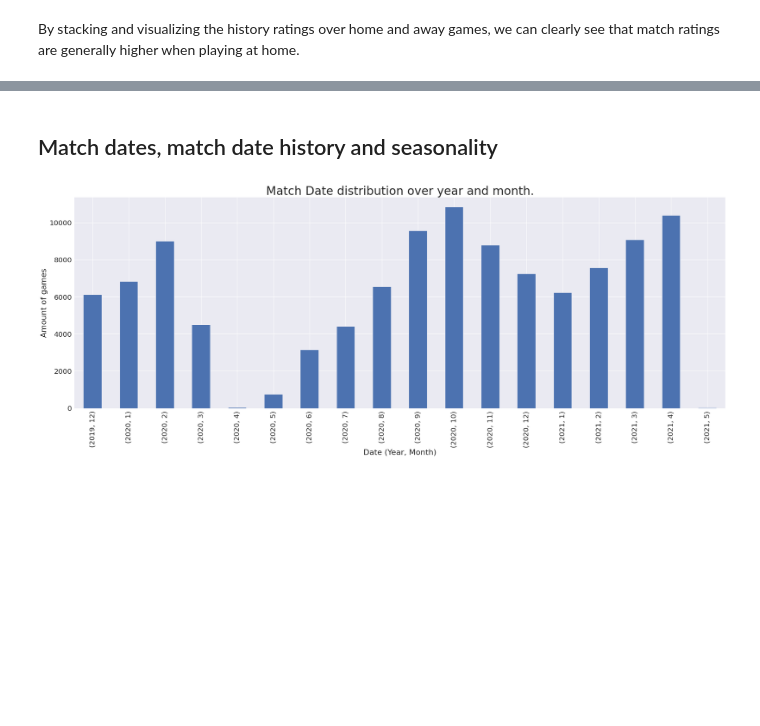
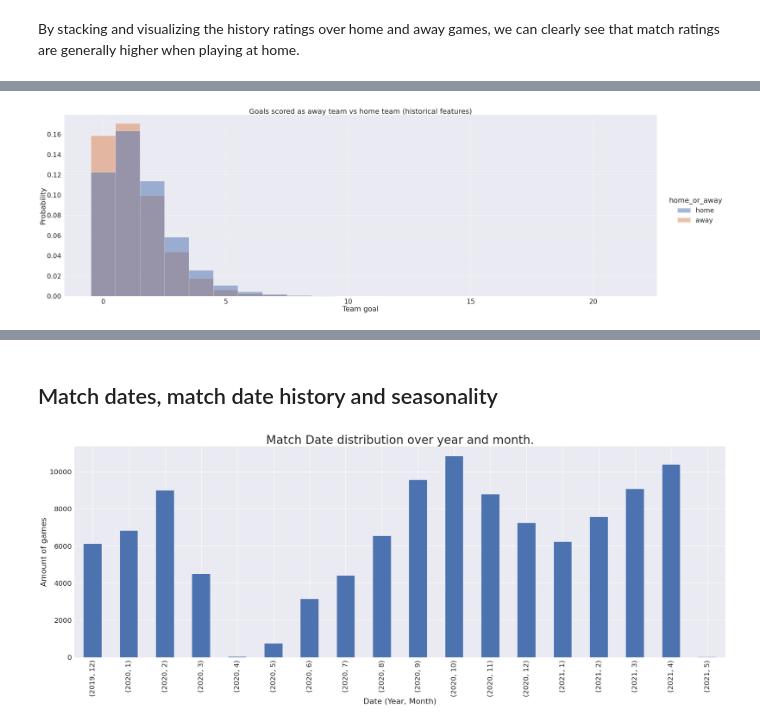
Before and after one commit to Taoudi/Football-Match-Result-Predictor, a Jupyter notebook: football-match-prediction-eda.ipynb, the cells around one changed output, grey strips where cells are left out. Saved outputs shown, nothing was run; the diff lists cells and outputs as text; code cells hidden in the pictures; blank space fills up the shorter version.

Commit message:
Kaggle Notebook | Football Match Prediction - EDA | Version 5

```diff
--- a/football-match-prediction-eda.ipynb
+++ b/football-match-prediction-eda.ipynb
@@ -183,2 +207,99 @@ history_df = history_df.rename({'is_play_home':p4}, axis='columns')
 # %% [markdown]
 By stacking and visualizing the history ratings over home and away games, we can clearly see that match ratings are generally higher when playing at home.
+# %%
+s2 = 'away_team_history_goal_'
+s = 'home_team_history_goal_'
+s4 = 'away_team_history_opponent_goal_'
+s3 = 'home_team_history_opponent_goal_'
+s_id = 'away_team_history_league_id'
+s_id = 'home_team_history_league_id'
+
+p2 = "away_team_history_is_play_home_"
+p = "home_team_history_is_play_home_"
+p4 = "away_team_opponent_history_is_play_home_"
+p3 = "home_team_opponent_history_is_play_home_"
+
+column_names = ["date"]
+order = ['home','away']
+
+new_df = pd.DataFrame(columns = column_names)
+
+history_df = df.loc[:, df.columns.str.contains(p)|df.columns.str.contains(p2)\
+                    |df.columns.str.contains(s)|df.columns.str.contains(s2)|df.columns.str.contains(s3)|df.columns.str.contains(s4)|(df.columns == 'id')|(df.columns=='match_date')]
+history_df = pd.wide_to_long(history_df, stubnames=[s,s2,s3,s4,p,p2,p3,p4], i="id",j='i')
+
+
+style.use(style='seaborn')
+plt.figure(figsize=(30,10))
+
+
+history_df.loc[history_df[p2]==1.0,p4] = 'home'
+history_df.loc[history_df[p2]==0.0,p4] = 'away'
+history_df.loc[history_df[p]==1.0,p3] = 'home'
+history_df.loc[history_df[p]==0.0,p3] = 'away'
+
+
+history_df.loc[history_df[p2]==1.0,p2] = 'home'
+history_df.loc[history_df[p2]==0.0,p2] = 'away'
+history_df.loc[history_df[p]==1.0,p] = 'home'
+history_df.loc[history_df[p]==0.0,p] = 'away'
+
+order = ['home','away']
+
+sns.set(font_scale=3)  # crazy big
+"""history_df = history_df.rename({p2:'is_play_home'}, axis='columns')
+ax = sns.displot(x=s2,hue='is_play_home',element='bars',data=history_df,height=15,aspect=3,discrete=True,hue_order=order,stat="probability")
+ax.set_axis_labels("Team goal","Probability")
+plt.title("Home team goal history when playing at home vs away")
+plt.show()
+history_df = history_df.rename({'is_play_home':p2}, axis='columns')
+
+history_df = history_df.rename({p:'is_play_home'}, axis='columns')
+ax = sns.displot(x=s,hue='is_play_home',element='bars',data=history_df,height=15,aspect=3,discrete=True,hue_order=order,stat="probability")
+ax.set_axis_labels("Team goal","Probability")
+plt.title("Away team goal history when playing at home vs away")
+plt.show()
+history_df = history_df.rename({'is_play_home':p}, axis='columns')
+
+history_df = history_df.rename({p3:'is_play_home'}, axis='columns')
+ax = sns.displot(x=s3,hue='is_play_home',element='bars',data=history_df,height=15,aspect=3,discrete=True,hue_order=order,stat="probability")
+ax.set_axis_labels("Team goal","Probability")
+plt.title("Goals conceded by Away teams in game history when playing at home vs away")
+plt.show()
+history_df = history_df.rename({'is_play_home':p3}, axis='columns')
+
+history_df = history_df.rename({p4:'is_play_home'}, axis='columns')
+ax = sns.displot(x=s4,hue='is_play_home',element='bars',data=history_df,height=15,aspect=3,discrete=True,hue_order=order,stat="probability")
+ax.set_axis_labels("Team goal","Probability")
+plt.title("Goals conceded by Home teams in game history when playing at home vs away")
+plt.show()
+history_df = history_df.rename({'is_play_home':p4}, axis='columns')
+"""
+
+res = pd.DataFrame(columns=['goals','home_or_away'])
+ps = [p,p2]
+for i, v in enumerate([s,s2]):
+    temp = history_df[[v,ps[i]]]
+    temp.rename(columns={v: 'goals', ps[i]: 'home_or_away'}, inplace=True)
+    res = pd.concat([res,temp])
+res.reset_index(inplace=True)
+
+ax = sns.displot(x='goals',hue='home_or_away',element='bars',data=res,height=15,aspect=3,discrete=True,hue_order=order,stat="probability")
+ax.set_axis_labels("Team goal","Probability")
+plt.title("Goals scored as away team vs home team (historical features)")
+plt.show()
+
+
+res = pd.DataFrame(columns=['goals','home_or_away'])
+ps = [p3,p4]
+for i, v in enumerate([s3,s4]):
+    temp = history_df[[v,ps[i]]]
+    temp.rename(columns={v: 'goals', ps[i]: 'home_or_away'}, inplace=True)
+    res = pd.concat([res,temp])
+res.reset_index(inplace=True)
+
+ax = sns.displot(x='goals',hue='home_or_away',element='bars',data=res,height=15,aspect=3,discrete=True,hue_order=order,stat="probability")
+ax.set_axis_labels("Team goal","Probability")
+plt.title("Goals conceded as away team vs home team (historical features)")
+plt.show()
+# %% [output]
@@ -184,0 +311 @@ By stacking and visualizing the history ratings over home and away games, we can
+[figure, added]
```
Also changed, not shown: parts of 8 cells of this notebook.
